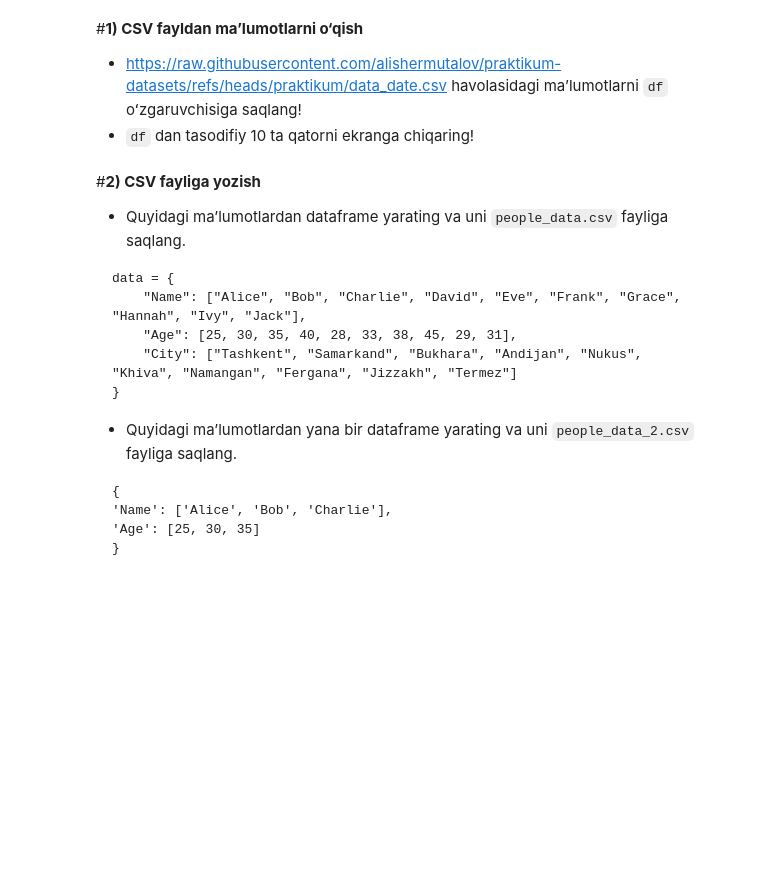
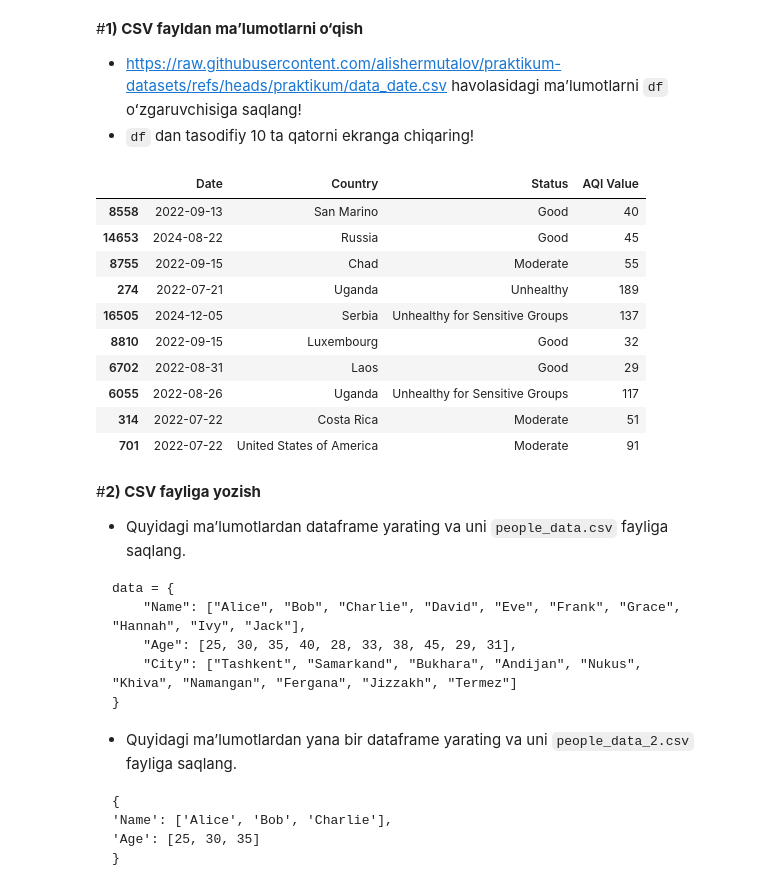
Before and after one commit to IlyasNasirov/notebook, a Jupyter notebook: 10_MAʼLUMOTLARGA_ISHLOV_BERISH_10_25_YAKUNIY_AMALIY_VAZIFA.ipynb, the cells around one changed output. Saved outputs shown, nothing was run; the diff lists cells and outputs as text; code cells hidden in the pictures; blank space fills up the shorter version.

```diff
--- a/10_MAʼLUMOTLARGA_ISHLOV_BERISH_10_25_YAKUNIY_AMALIY_VAZIFA.ipynb
+++ b/10_MAʼLUMOTLARGA_ISHLOV_BERISH_10_25_YAKUNIY_AMALIY_VAZIFA.ipynb
@@ -18,3 +16,19 @@
+# %%
+import pandas as pd
+df = pd.read_csv('https://raw.githubusercontent.com/alishermutalov/praktikum-datasets/refs/heads/praktikum/data_date.csv')
+df.sample(10)
+# %% [output]
+|  | Date | Country | Status | AQI Value |
+| 8558 | 2022-09-13 | San Marino | Good | 40 |
+| 14653 | 2024-08-22 | Russia | Good | 45 |
+| 8755 | 2022-09-15 | Chad | Moderate | 55 |
+| 274 | 2022-07-21 | Uganda | Unhealthy | 189 |
+| 16505 | 2024-12-05 | Serbia | Unhealthy for Sensitive Groups | 137 |
+| 8810 | 2022-09-15 | Luxembourg | Good | 32 |
+| 6702 | 2022-08-31 | Laos | Good | 29 |
+| 6055 | 2022-08-26 | Uganda | Unhealthy for Sensitive Groups | 117 |
+| 314 | 2022-07-22 | Costa Rica | Moderate | 51 |
+| 701 | 2022-07-22 | United States of America | Moderate | 91 |
 # %% [markdown]
 #**2) CSV fayliga yozish**
 * Quyidagi maʼlumotlardan dataframe yarating va uni `people_data.csv` fayliga saqlang.
```
Also changed, not shown: parts of 12 cells of this notebook.
